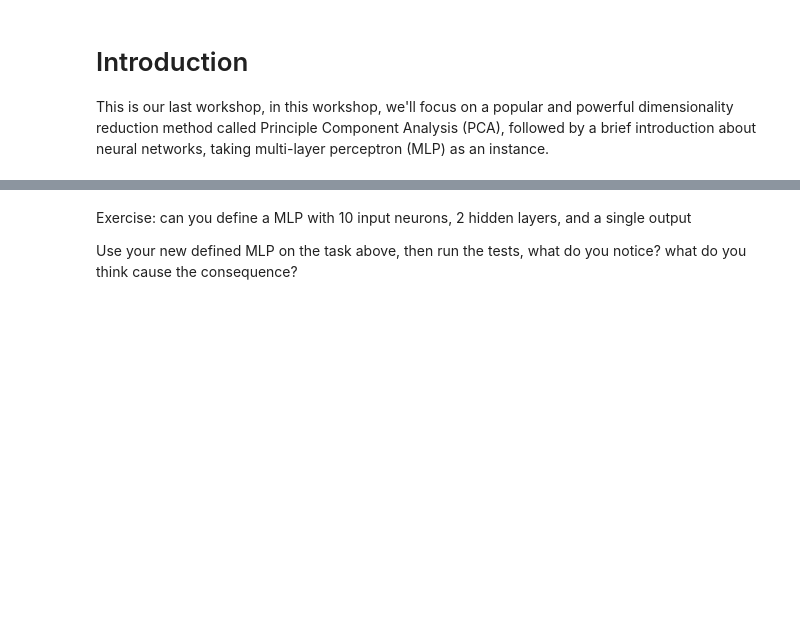
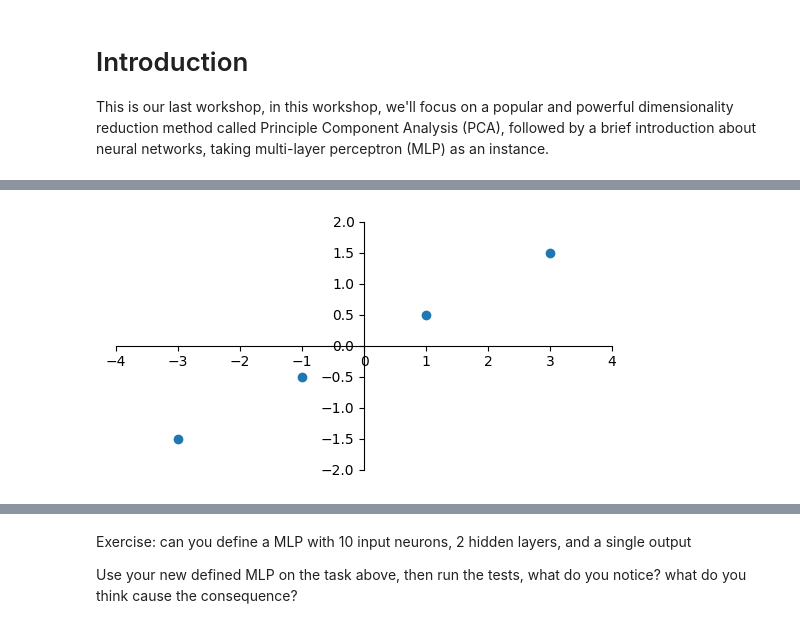
Before and after one commit to BristolDataScienceSociety/Workshop2024-25, a Jupyter notebook: Workshop8/Workshop8.ipynb, the cells around one changed output, grey strips where cells are left out. Cells and saved outputs as stored; diff of their text form; code cells hidden in the pictures; blank space fills up the shorter version.

```diff
--- a/Workshop8/Workshop8.ipynb
+++ b/Workshop8/Workshop8.ipynb
@@ -16,2 +23,24 @@ This is our last workshop, in this workshop, we'll focus on a popular and powerf
 # %%
-# example code of PCA
+import math
+import numpy as np
+import pandas as pd
+from sklearn.model_selection import train_test_split
+import matplotlib.pyplot as plt
+
+x = [-3, -1, 1, 3]
+y = [-1.5, -0.5, 0.5, 1.5]
+plt.xlim(-4, 4)
+plt.ylim(-2, 2)
+plt.scatter(x, y)
+
+ax = plt.gca()
+ax.set_aspect(1)
+ax.spines["right"].set_color("none")
+ax.spines["top"].set_color("none")
+ax.xaxis.set_ticks_position("bottom")
+ax.spines["bottom"].set_position(("data", 0))
+ax.yaxis.set_ticks_position("left")
+ax.spines["left"].set_position(("data", 0))
+plt.show()
+# %% [output]
+[figure, added]
```
Also changed, not shown: parts of 30 cells of this notebook, 1 other file.
